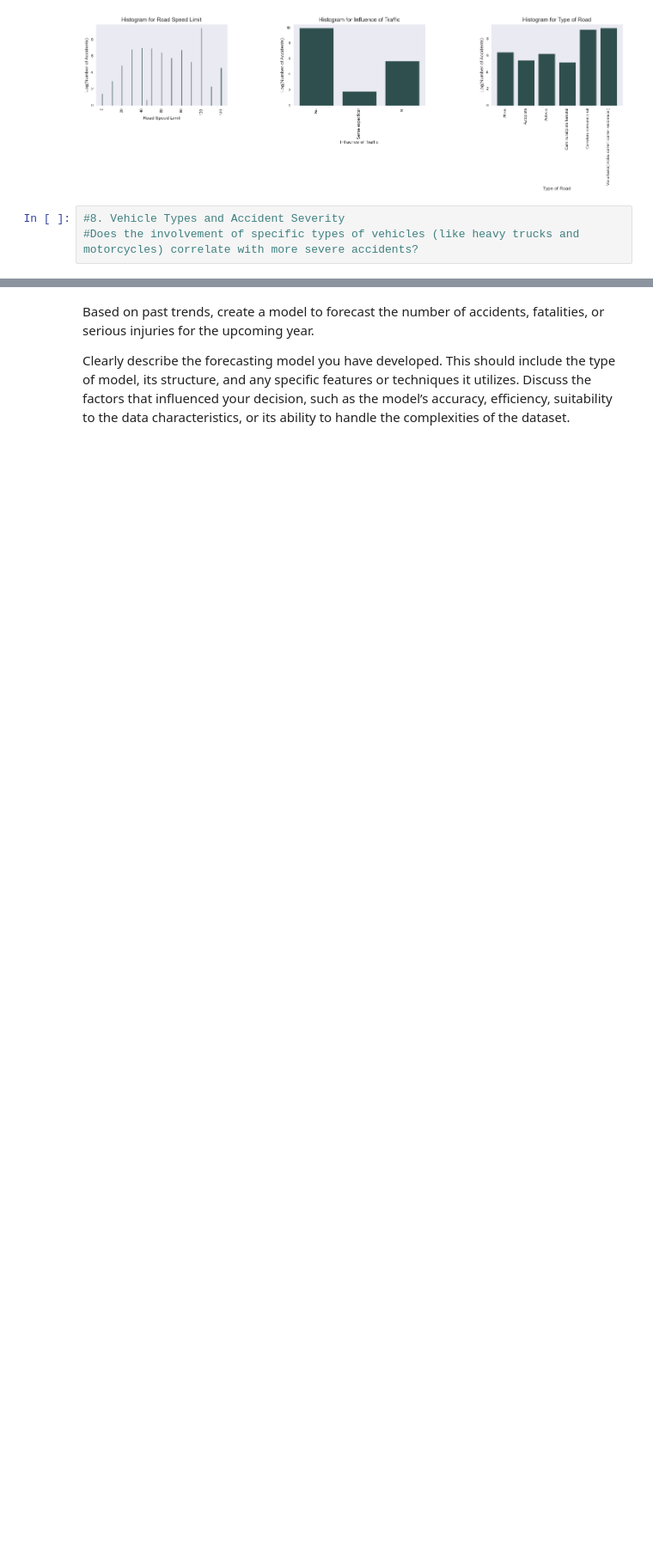
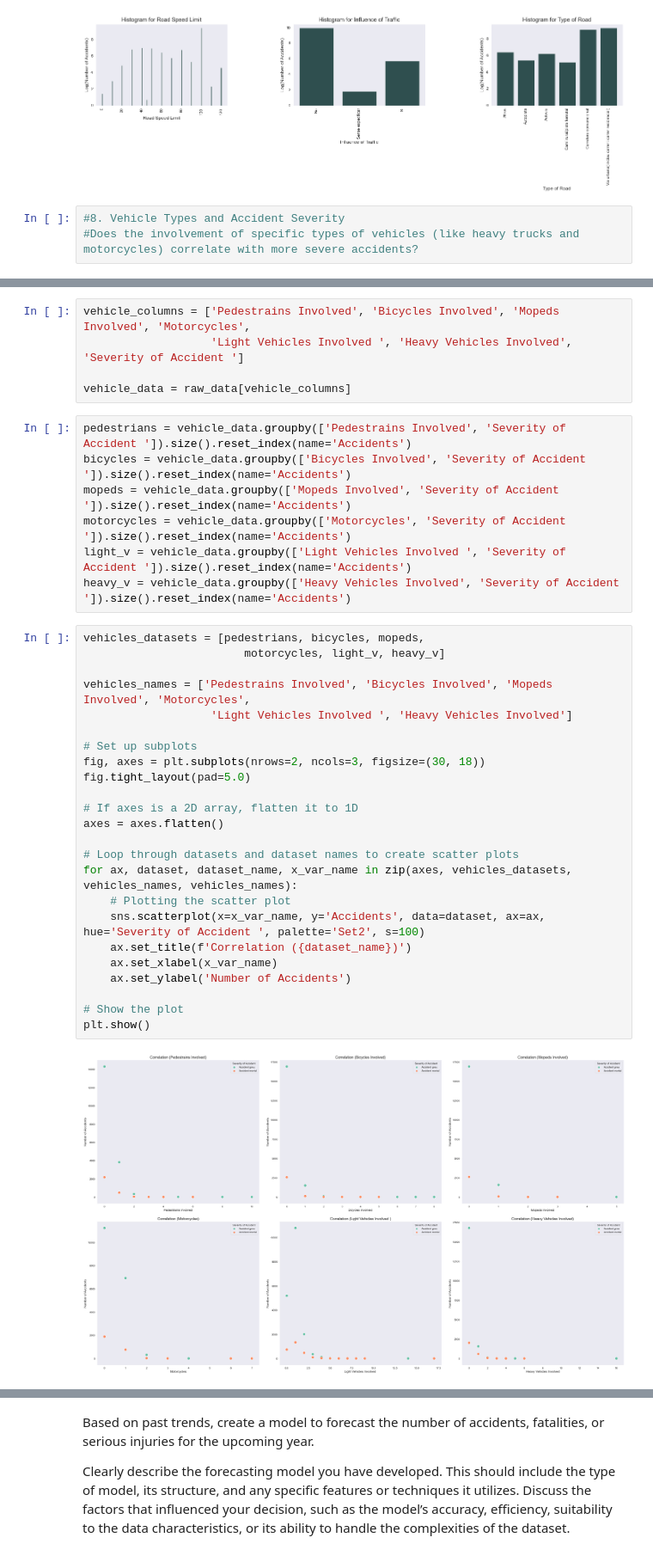
Before and after one commit to MarcLlopart/Traffic-Accident-Analysis, a Jupyter notebook: EDA.ipynb, the cells around one changed output, grey strips where cells are left out. Shown: that part at 86% size. Saved outputs shown, nothing was run; the diff lists cells and outputs as text; blank space fills up the shorter version.

```diff
--- a/EDA.ipynb
+++ b/EDA.ipynb
@@ -537,0 +533,38 @@ plt.show()
+# %%
+vehicle_columns = ['Pedestrains Involved', 'Bicycles Involved', 'Mopeds Involved', 'Motorcycles',
+                   'Light Vehicles Involved ', 'Heavy Vehicles Involved', 'Severity of Accident ']
+
+vehicle_data = raw_data[vehicle_columns]
+# %%
+pedestrians = vehicle_data.groupby(['Pedestrains Involved', 'Severity of Accident ']).size().reset_index(name='Accidents')
+bicycles = vehicle_data.groupby(['Bicycles Involved', 'Severity of Accident ']).size().reset_index(name='Accidents')
+mopeds = vehicle_data.groupby(['Mopeds Involved', 'Severity of Accident ']).size().reset_index(name='Accidents')
+motorcycles = vehicle_data.groupby(['Motorcycles', 'Severity of Accident ']).size().reset_index(name='Accidents')
+light_v = vehicle_data.groupby(['Light Vehicles Involved ', 'Severity of Accident ']).size().reset_index(name='Accidents')
+heavy_v = vehicle_data.groupby(['Heavy Vehicles Involved', 'Severity of Accident ']).size().reset_index(name='Accidents')
+# %%
+vehicles_datasets = [pedestrians, bicycles, mopeds,
+                        motorcycles, light_v, heavy_v]
+
+vehicles_names = ['Pedestrains Involved', 'Bicycles Involved', 'Mopeds Involved', 'Motorcycles',
+                   'Light Vehicles Involved ', 'Heavy Vehicles Involved']
+
+# Set up subplots
+fig, axes = plt.subplots(nrows=2, ncols=3, figsize=(30, 18))
+fig.tight_layout(pad=5.0)
+
+# If axes is a 2D array, flatten it to 1D
+axes = axes.flatten()
+
+# Loop through datasets and dataset names to create scatter plots
+for ax, dataset, dataset_name, x_var_name in zip(axes, vehicles_datasets, vehicles_names, vehicles_names):
+    # Plotting the scatter plot
+    sns.scatterplot(x=x_var_name, y='Accidents', data=dataset, ax=ax, hue='Severity of Accident ', palette='Set2', s=100)
+    ax.set_title(f'Correlation ({dataset_name})')
+    ax.set_xlabel(x_var_name)
+    ax.set_ylabel('Number of Accidents')
+
+# Show the plot
+plt.show()
+# %% [output]
+[figure, added]
```
Also changed, not shown: parts of 9 cells of this notebook.
